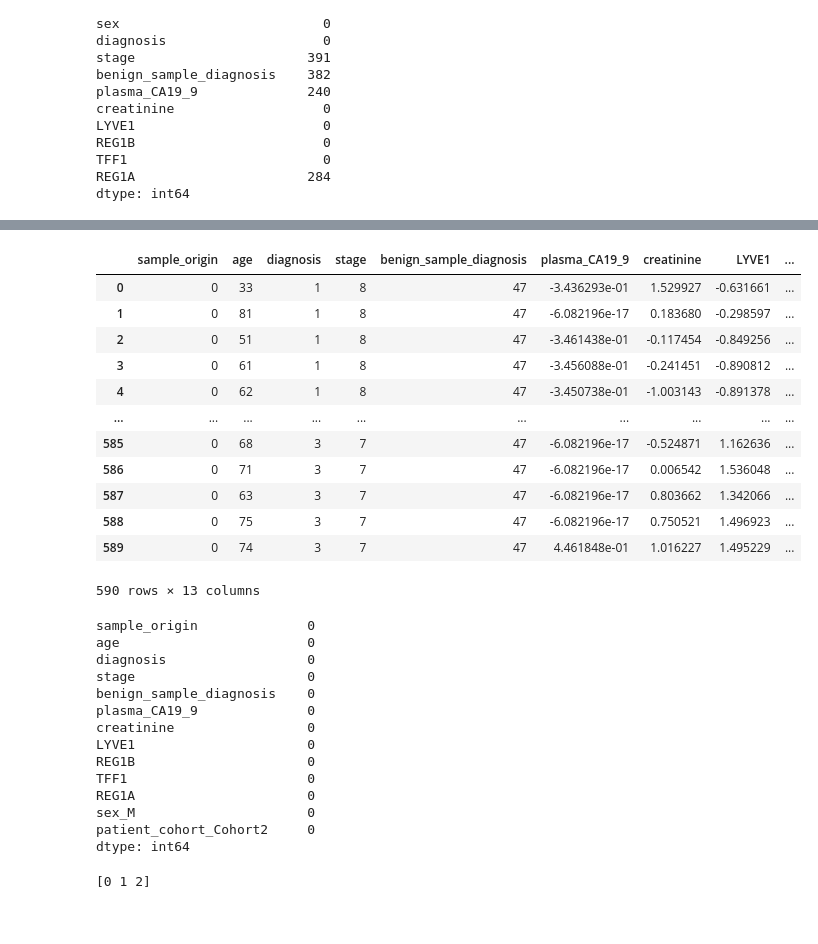
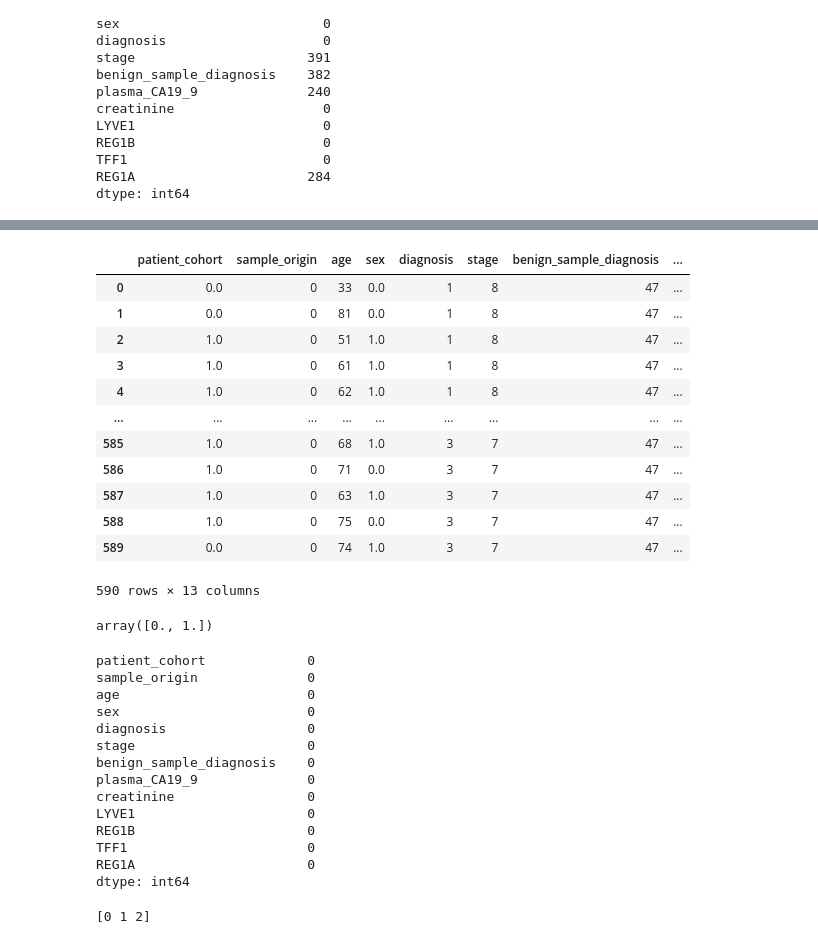
Before and after one commit to Aliakbar-omidi/Urinary-biomarkers-for-pancreatic-cancer, a Jupyter notebook: main.ipynb, the cells around one changed output, grey strips where cells are left out. Saved outputs shown, nothing was run; the diff lists cells and outputs as text; code cells hidden in the pictures.

```diff
--- a/main.ipynb
+++ b/main.ipynb
@@ -66,50 +74,57 @@ dtype: int64
 # %%
-# preprocessing
-
 df['stage'] = df['stage'].fillna('Unknown')
 df['benign_sample_diagnosis'] = df['benign_sample_diagnosis'].fillna('Unknown')
 df['REG1A'] = df['REG1A'].fillna(df['REG1A'].mean())
 
-imputer = KNNImputer(n_neighbors=3)
-df['plasma_CA19_9'] = imputer.fit_transform(df[['plasma_CA19_9']])
+df['plasma_CA19_9'] = df['plasma_CA19_9'].fillna(df['plasma_CA19_9'].median())
 
 
 encoder = LabelEncoder()
 df['stage'] = encoder.fit_transform(df['stage'])
 df['sample_origin'] = encoder.fit_transform(df['sample_origin'])
 
 
 df['benign_sample_diagnosis'] = df['benign_sample_diagnosis'].str.strip()
 df['benign_sample_diagnosis'] = encoder.fit_transform(df['benign_sample_diagnosis'])
 
-df = pd.get_dummies(df, columns=['sex', 'patient_cohort'], drop_first=True)
 
+one_encoder = OneHotEncoder(sparse_output=False, drop='first')
+df['sex'] = one_encoder.fit_transform(df[['sex']])
+df['patient_cohort'] = one_encoder.fit_transform(df[['patient_cohort']])
+
+
+scaler = StandardScaler()
 columns = ['plasma_CA19_9', 'creatinine', 'LYVE1', 'REG1B', 'TFF1']
-scaler = StandardScaler()
 df[columns] = scaler.fit_transform(df[columns])
 
 df.drop(columns=['sample_id'], inplace=True)
 
 df
 # %% [output]
-|  | sample_origin | age | diagnosis | stage | benign_sample_diagnosis | plasma_CA19_9 | creatinine | LYVE1 | ... |
-| 0 | 0 | 33 | 1 | 8 | 47 | -3.436293e-01 | 1.529927 | -0.631661 | ... |
-| 1 | 0 | 81 | 1 | 8 | 47 | -6.082196e-17 | 0.183680 | -0.298597 | ... |
-| 2 | 0 | 51 | 1 | 8 | 47 | -3.461438e-01 | -0.117454 | -0.849256 | ... |
-| 3 | 0 | 61 | 1 | 8 | 47 | -3.456088e-01 | -0.241451 | -0.890812 | ... |
-| 4 | 0 | 62 | 1 | 8 | 47 | -3.450738e-01 | -1.003143 | -0.891378 | ... |
-| ... | ... | ... | ... | ... | ... | ... | ... | ... | ... |
-| 585 | 0 | 68 | 3 | 7 | 47 | -6.082196e-17 | -0.524871 | 1.162636 | ... |
-| 586 | 0 | 71 | 3 | 7 | 47 | -6.082196e-17 | 0.006542 | 1.536048 | ... |
-| 587 | 0 | 63 | 3 | 7 | 47 | -6.082196e-17 | 0.803662 | 1.342066 | ... |
-| 588 | 0 | 75 | 3 | 7 | 47 | -6.082196e-17 | 0.750521 | 1.496923 | ... |
-| 589 | 0 | 74 | 3 | 7 | 47 | 4.461848e-01 | 1.016227 | 1.495229 | ... |
+|  | patient_cohort | sample_origin | age | sex | diagnosis | stage | benign_sample_diagnosis | ... |
+| 0 | 0.0 | 0 | 33 | 0.0 | 1 | 8 | 47 | ... |
+| 1 | 0.0 | 0 | 81 | 0.0 | 1 | 8 | 47 | ... |
+| 2 | 1.0 | 0 | 51 | 1.0 | 1 | 8 | 47 | ... |
+| 3 | 1.0 | 0 | 61 | 1.0 | 1 | 8 | 47 | ... |
+| 4 | 1.0 | 0 | 62 | 1.0 | 1 | 8 | 47 | ... |
+| ... | ... | ... | ... | ... | ... | ... | ... | ... |
+| 585 | 1.0 | 0 | 68 | 1.0 | 3 | 7 | 47 | ... |
+| 586 | 1.0 | 0 | 71 | 0.0 | 3 | 7 | 47 | ... |
+| 587 | 1.0 | 0 | 63 | 1.0 | 3 | 7 | 47 | ... |
+| 588 | 1.0 | 0 | 75 | 0.0 | 3 | 7 | 47 | ... |
+| 589 | 0.0 | 0 | 74 | 1.0 | 3 | 7 | 47 | ... |
 590 rows × 13 columns
+# %%
+df['patient_cohort'].unique()
+# %% [output]
+array([0., 1.])
 # %%
 df.isna().sum()
 # %% [output]
+patient_cohort             0
 sample_origin              0
 age                        0
+sex                        0
 diagnosis                  0
 stage                      0
 benign_sample_diagnosis    0
@@ -119,8 +134,6 @@ LYVE1                      0
 REG1B                      0
 TFF1                       0
 REG1A                      0
-sex_M                      0
-patient_cohort_Cohort2     0
 dtype: int64
 # %%
 X = df.drop(columns=['diagnosis'])
```
Also changed, not shown: parts of 14 cells of this notebook.
